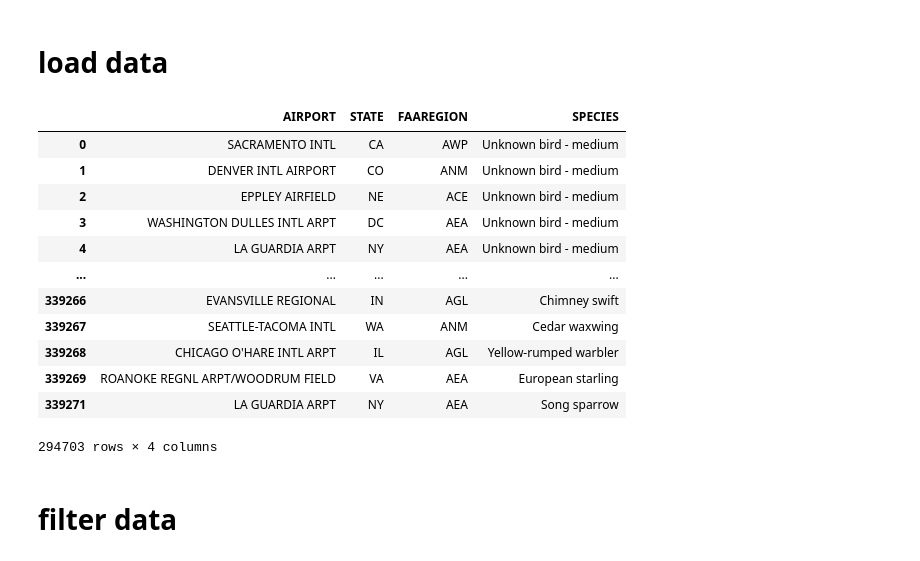
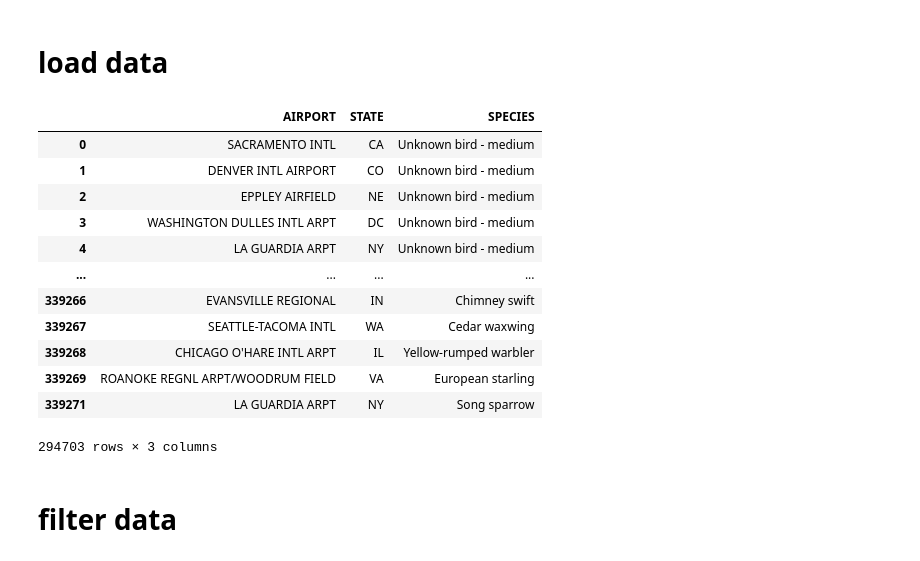
Before and after one commit to green-638/inst414-semester-project, a Jupyter notebook: semester_project.ipynb, the cells around one changed output. Cells and saved outputs as stored; diff of their text form; code cells hidden in the pictures.

Commit message:
removed FAAREGION column

```diff
--- a/semester_project.ipynb
+++ b/semester_project.ipynb
@@ -9,23 +9,23 @@ import numpy as np
 # load data
 # %%
 df = pd.read_csv('/Users/connorhall/datasets/inst414/module 3 assignment/Public.csv',
-                 usecols=['SPECIES', 'AIRPORT', 'STATE', 'FAAREGION'])
+                 usecols=['SPECIES', 'AIRPORT', 'STATE'])
 df = df.dropna()
 df
 # %% [output]
-|  | AIRPORT | STATE | FAAREGION | SPECIES |
-| 0 | SACRAMENTO INTL | CA | AWP | Unknown bird - medium |
-| 1 | DENVER INTL AIRPORT | CO | ANM | Unknown bird - medium |
-| 2 | EPPLEY AIRFIELD | NE | ACE | Unknown bird - medium |
-| 3 | WASHINGTON DULLES INTL ARPT | DC | AEA | Unknown bird - medium |
-| 4 | LA GUARDIA ARPT | NY | AEA | Unknown bird - medium |
-| ... | ... | ... | ... | ... |
-| 339266 | EVANSVILLE REGIONAL | IN | AGL | Chimney swift |
-| 339267 | SEATTLE-TACOMA INTL | WA | ANM | Cedar waxwing |
-| 339268 | CHICAGO O'HARE INTL ARPT | IL | AGL | Yellow-rumped warbler |
-| 339269 | ROANOKE REGNL ARPT/WOODRUM FIELD | VA | AEA | European starling |
-| 339271 | LA GUARDIA ARPT | NY | AEA | Song sparrow |
+|  | AIRPORT | STATE | SPECIES |
+| 0 | SACRAMENTO INTL | CA | Unknown bird - medium |
+| 1 | DENVER INTL AIRPORT | CO | Unknown bird - medium |
+| 2 | EPPLEY AIRFIELD | NE | Unknown bird - medium |
+| 3 | WASHINGTON DULLES INTL ARPT | DC | Unknown bird - medium |
+| 4 | LA GUARDIA ARPT | NY | Unknown bird - medium |
+| ... | ... | ... | ... |
+| 339266 | EVANSVILLE REGIONAL | IN | Chimney swift |
+| 339267 | SEATTLE-TACOMA INTL | WA | Cedar waxwing |
+| 339268 | CHICAGO O'HARE INTL ARPT | IL | Yellow-rumped warbler |
+| 339269 | ROANOKE REGNL ARPT/WOODRUM FIELD | VA | European starling |
+| 339271 | LA GUARDIA ARPT | NY | Song sparrow |
-294703 rows × 4 columns
+294703 rows × 3 columns
 # %% [markdown]
 # filter data
 # %%
```
